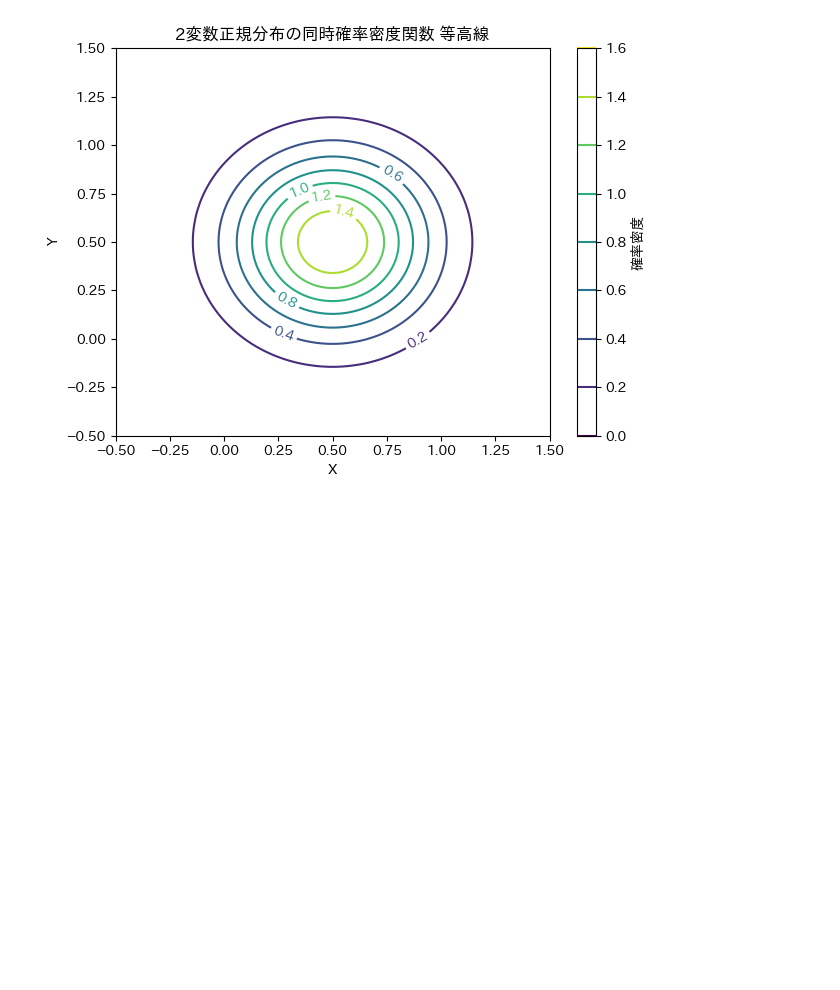
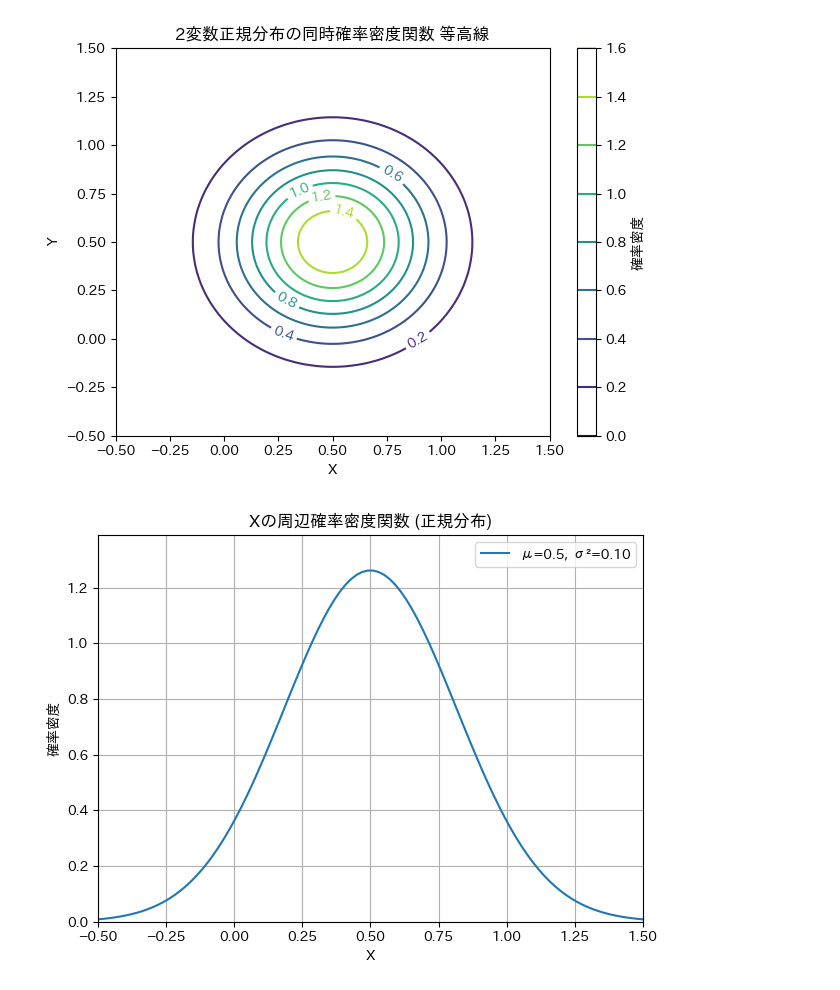
Before and after one commit to Hideki-Iwaki-TUS/FinancialMath, a Jupyter notebook: FinancialMath2.ipynb, the cells around one changed output. Saved outputs shown, nothing was run; the diff lists cells and outputs as text; code cells hidden in the pictures; blank space fills up the shorter version.

```diff
--- a/FinancialMath2.ipynb
+++ b/FinancialMath2.ipynb
@@ -381,3 +381,86 @@ plt.tight_layout()
 plt.show()
 # %% [output]
 [figure]
+# %%
+# prompt: 上の２変量正規分布の周辺確率密度関数のグラフを作成して下さい．
+
+# Compute the marginal probability density function for X
+# Integrate the joint PDF over Y
+# For the bivariate normal distribution defined by mean=[mu_x, mu_y] and covariance [[sigma_x^2, rho*sigma_x*sigma_y], [rho*sigma_x*sigma_y, sigma_y^2]],
+# the marginal distribution of X is a normal distribution with mean mu_x and variance sigma_x^2.
+# In our example: mean = [0.5, 0.5], cov = [[0.1, 0], [0, 0.1]]
+# So, mu_x = 0.5 and sigma_x^2 = 0.1.
+# The marginal PDF for X is f_X(x) = N(x | mu_x, sigma_x^2)
+
+from scipy.stats import norm
+
+# Parameters for the marginal distribution of X
+mu_x = mean[0]
+sigma_x_sq = cov[0][0]
+sigma_x = np.sqrt(sigma_x_sq)
+
+# Create a normal distribution object for X
+rv_x = norm(mu_x, sigma_x)
+
+# Evaluate the marginal PDF for X over the range of x
+pdf_x = rv_x.pdf(x)
+
+# Plot the marginal PDF for X
+fig_marginal_x = plt.figure()
+ax_marginal_x = fig_marginal_x.add_subplot(111)
+
+ax_marginal_x.plot(x, pdf_x, label=f'μ={mu_x}, σ²={sigma_x_sq:.2f}')
+
+# Set labels and title
+ax_marginal_x.set_xlabel('X')
+ax_marginal_x.set_ylabel('確率密度')
+ax_marginal_x.set_title('Xの周辺確率密度関数 (正規分布)')
+
+# Set limits
+ax_marginal_x.set_xlim([-0.5, 1.5])
+ax_marginal_x.set_ylim([0, np.max(pdf_x) * 1.1])
+
+ax_marginal_x.legend()
+plt.grid(True)
+plt.tight_layout()
+plt.show()
+
+# Compute the marginal probability density function for Y
+# Integrate the joint PDF over X
+# For the bivariate normal distribution, the marginal distribution of Y is a normal distribution with mean mu_y and variance sigma_y^2.
+# In our example: mean = [0.5, 0.5], cov = [[0.1, 0], [0, 0.1]]
+# So, mu_y = 0.5 and sigma_y^2 = 0.1.
+# The marginal PDF for Y is f_Y(y) = N(y | mu_y, sigma_y^2)
+
+# Parameters for the marginal distribution of Y
+mu_y = mean[1]
+sigma_y_sq = cov[1][1]
+sigma_y = np.sqrt(sigma_y_sq)
+
+# Create a normal distribution object for Y
+rv_y = norm(mu_y, sigma_y)
+
+# Evaluate the marginal PDF for Y over the range of y
+pdf_y = rv_y.pdf(y)
+
+# Plot the marginal PDF for Y
+fig_marginal_y = plt.figure()
+ax_marginal_y = fig_marginal_y.add_subplot(111)
+
+ax_marginal_y.plot(y, pdf_y, label=f'μ={mu_y}, σ²={sigma_y_sq:.2f}', color='orange')
+
+# Set labels and title
+ax_marginal_y.set_xlabel('Y')
+ax_marginal_y.set_ylabel('確率密度')
+ax_marginal_y.set_title('Yの周辺確率密度関数 (正規分布)')
+
+# Set limits
+ax_marginal_y.set_xlim([-0.5, 1.5])
+ax_marginal_y.set_ylim([0, np.max(pdf_y) * 1.1])
+
+ax_marginal_y.legend()
+plt.grid(True)
+plt.tight_layout()
+plt.show()
+# %% [output]
+[figure, added]
```
Also changed, not shown: parts of 3 cells of this notebook.
